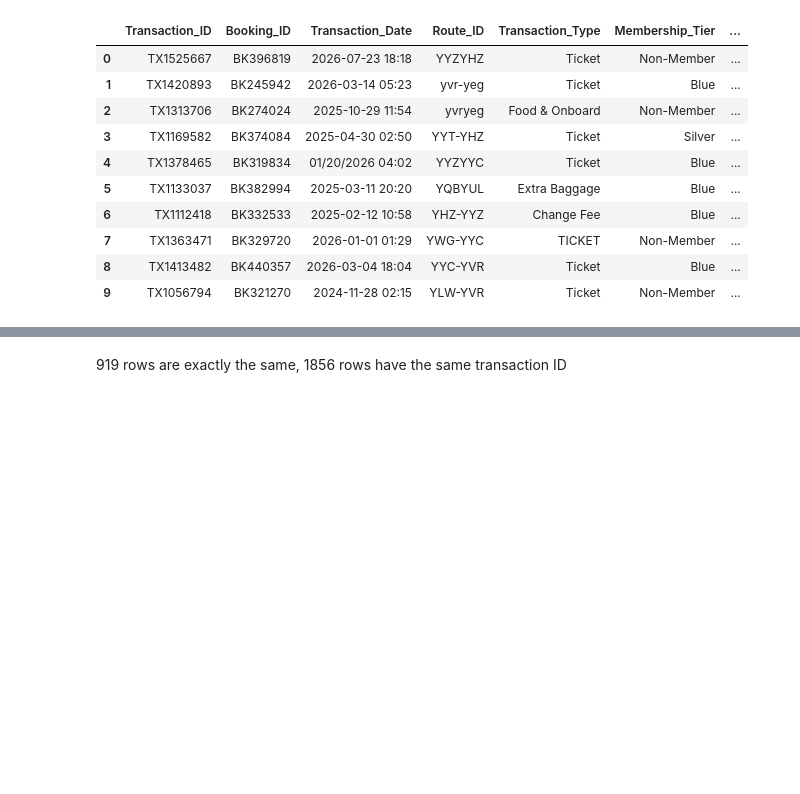
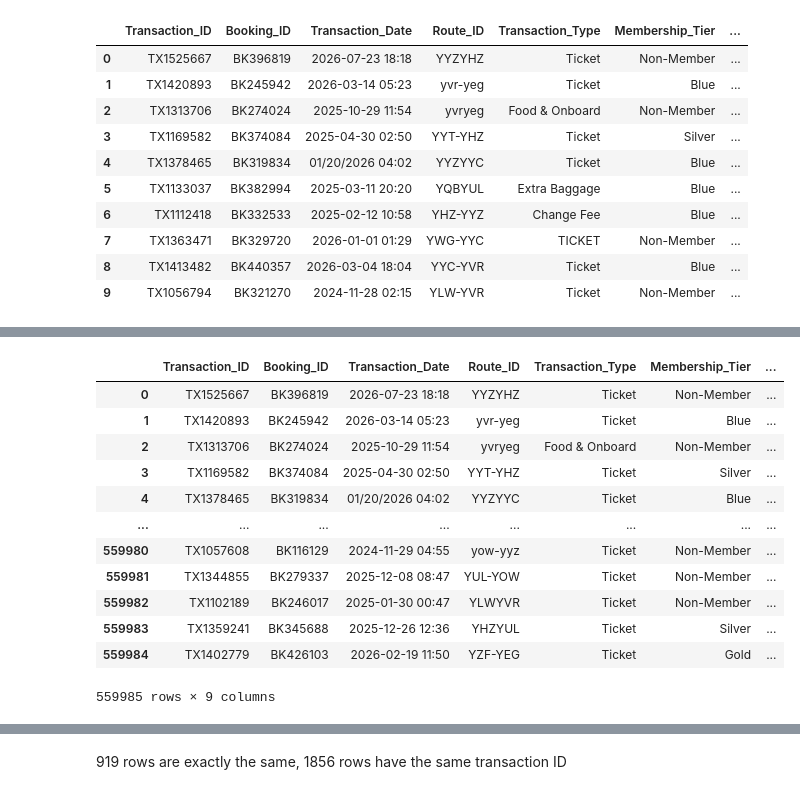
Before and after one commit to noahhynds/first-byte-2026, a Jupyter notebook: notebooks/01_clean_data.ipynb, the cells around one changed output, grey strips where cells are left out. Drawn from its saved outputs; the diff is of its cells as text; code cells hidden in the pictures; blank space fills up the shorter version.

```diff
--- a/notebooks/01_clean_data.ipynb
+++ b/notebooks/01_clean_data.ipynb
@@ -102,0 +137,18 @@ np.int64(1856)
+# %%
+transactions["Membership_Tier"] = transactions["Membership_Tier"].fillna("Non-Member")
+# %%
+transactions
+# %% [output]
+|  | Transaction_ID | Booking_ID | Transaction_Date | Route_ID | Transaction_Type | Membership_Tier | ... |
+| 0 | TX1525667 | BK396819 | 2026-07-23 18:18 | YYZYHZ | Ticket | Non-Member | ... |
+| 1 | TX1420893 | BK245942 | 2026-03-14 05:23 | yvr-yeg | Ticket | Blue | ... |
+| 2 | TX1313706 | BK274024 | 2025-10-29 11:54 | yvryeg | Food & Onboard | Non-Member | ... |
+| 3 | TX1169582 | BK374084 | 2025-04-30 02:50 | YYT-YHZ | Ticket | Silver | ... |
+| 4 | TX1378465 | BK319834 | 01/20/2026 04:02 | YYZYYC | Ticket | Blue | ... |
+| ... | ... | ... | ... | ... | ... | ... | ... |
+| 559980 | TX1057608 | BK116129 | 2024-11-29 04:55 | yow-yyz | Ticket | Non-Member | ... |
+| 559981 | TX1344855 | BK279337 | 2025-12-08 08:47 | YUL-YOW | Ticket | Non-Member | ... |
+| 559982 | TX1102189 | BK246017 | 2025-01-30 00:47 | YLWYVR | Ticket | Non-Member | ... |
+| 559983 | TX1359241 | BK345688 | 2025-12-26 12:36 | YHZYUL | Ticket | Silver | ... |
+| 559984 | TX1402779 | BK426103 | 2026-02-19 11:50 | YZF-YEG | Ticket | Gold | ... |
+559985 rows × 9 columns
```
Also changed, not shown: parts of 8 cells of this notebook.
